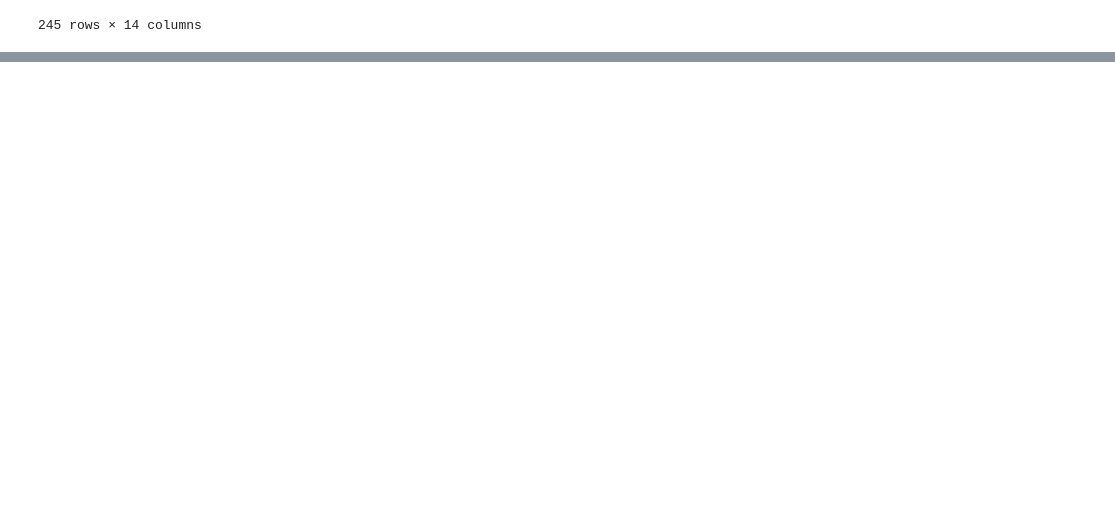
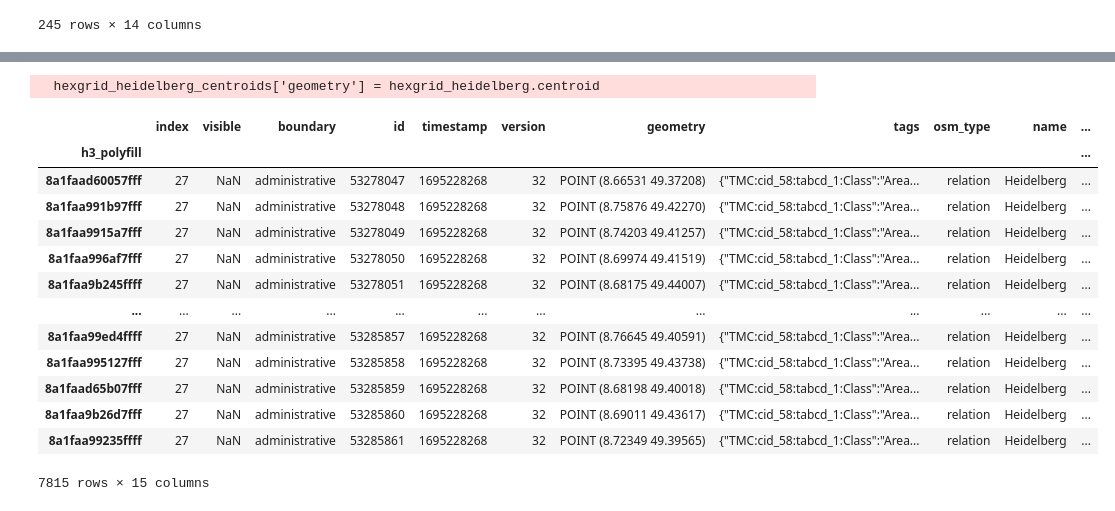
Before and after one commit to Chwiggy/BA-Thesis, a Jupyter notebook: src/playground.ipynb, the cells around one changed output, grey strips where cells are left out. Drawn from its saved outputs; the diff is of its cells as text; code cells hidden in the pictures; blank space fills up the shorter version.

```diff
--- a/src/playground.ipynb
+++ b/src/playground.ipynb
@@ -214,0 +247,22 @@ counties
+# %%
+hexgrid_heidelberg = hexgrid.loc[hexgrid["name"] == 'Heidelberg']
+hexgrid_heidelberg_centroids = hexgrid_heidelberg.copy()
+hexgrid_heidelberg_centroids['geometry'] = hexgrid_heidelberg.centroid
+hexgrid_heidelberg_centroids['id'] = range(53278047, 53278047 + len(hexgrid_heidelberg_centroids))
+hexgrid_heidelberg_centroids
+# %% [output]
+  hexgrid_heidelberg_centroids['geometry'] = hexgrid_heidelberg.centroid
+|  | index | visible | boundary | id | timestamp | version | geometry | tags | osm_type | name | ... |
+| h3_polyfill |  |  |  |  |  |  |  |  |  |  | ... |
+| 8a1faad60057fff | 27 | NaN | administrative | 53278047 | 1695228268 | 32 | POINT (8.66531 49.37208) | {"TMC:cid_58:tabcd_1:Class":"Area... | relation | Heidelberg | ... |
+| 8a1faa991b97fff | 27 | NaN | administrative | 53278048 | 1695228268 | 32 | POINT (8.75876 49.42270) | {"TMC:cid_58:tabcd_1:Class":"Area... | relation | Heidelberg | ... |
+| 8a1faa9915a7fff | 27 | NaN | administrative | 53278049 | 1695228268 | 32 | POINT (8.74203 49.41257) | {"TMC:cid_58:tabcd_1:Class":"Area... | relation | Heidelberg | ... |
+| 8a1faa996af7fff | 27 | NaN | administrative | 53278050 | 1695228268 | 32 | POINT (8.69974 49.41519) | {"TMC:cid_58:tabcd_1:Class":"Area... | relation | Heidelberg | ... |
+| 8a1faa9b245ffff | 27 | NaN | administrative | 53278051 | 1695228268 | 32 | POINT (8.68175 49.44007) | {"TMC:cid_58:tabcd_1:Class":"Area... | relation | Heidelberg | ... |
+| ... | ... | ... | ... | ... | ... | ... | ... | ... | ... | ... | ... |
+| 8a1faa99ed4ffff | 27 | NaN | administrative | 53285857 | 1695228268 | 32 | POINT (8.76645 49.40591) | {"TMC:cid_58:tabcd_1:Class":"Area... | relation | Heidelberg | ... |
+| 8a1faa995127fff | 27 | NaN | administrative | 53285858 | 1695228268 | 32 | POINT (8.73395 49.43738) | {"TMC:cid_58:tabcd_1:Class":"Area... | relation | Heidelberg | ... |
+| 8a1faad65b07fff | 27 | NaN | administrative | 53285859 | 1695228268 | 32 | POINT (8.68198 49.40018) | {"TMC:cid_58:tabcd_1:Class":"Area... | relation | Heidelberg | ... |
+| 8a1faa9b26d7fff | 27 | NaN | administrative | 53285860 | 1695228268 | 32 | POINT (8.69011 49.43617) | {"TMC:cid_58:tabcd_1:Class":"Area... | relation | Heidelberg | ... |
+| 8a1faa99235ffff | 27 | NaN | administrative | 53285861 | 1695228268 | 32 | POINT (8.72349 49.39565) | {"TMC:cid_58:tabcd_1:Class":"Area... | relation | Heidelberg | ... |
+7815 rows × 15 columns
```
Also changed, not shown: parts of 7 cells of this notebook.
